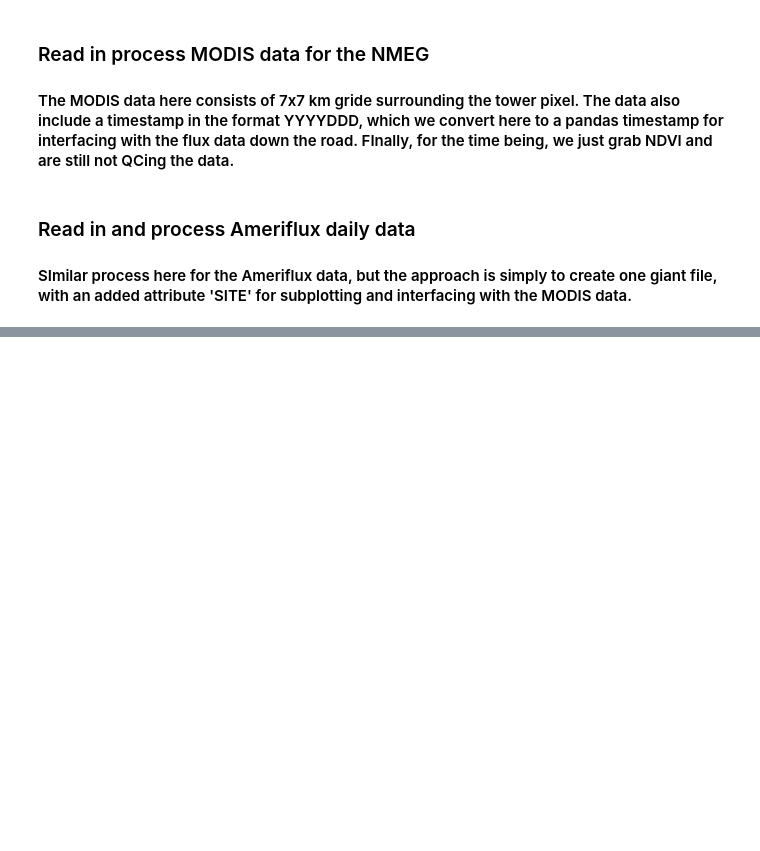
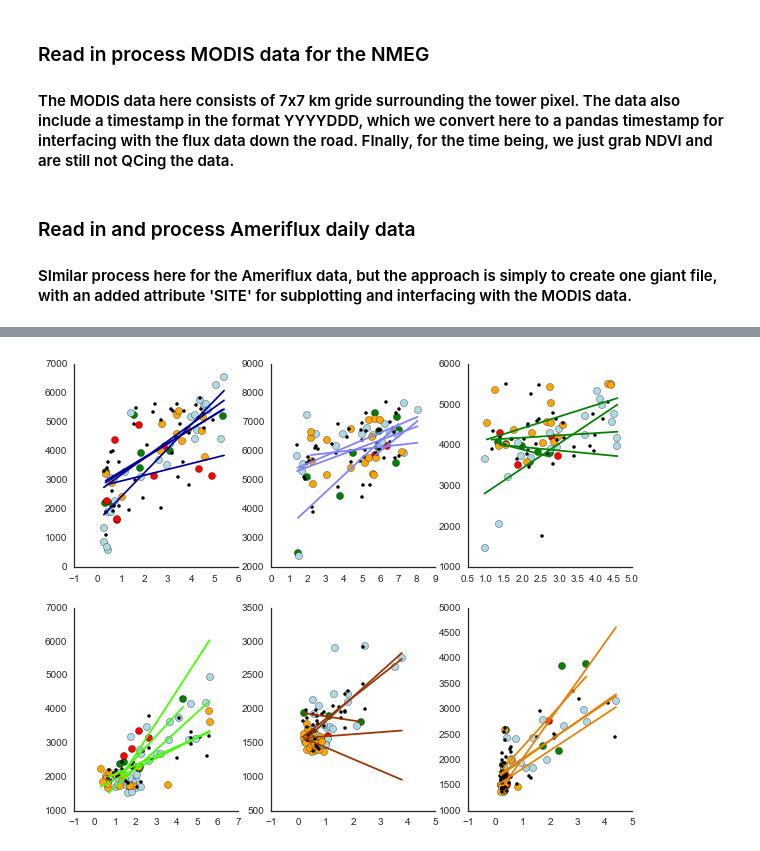
Before and after one commit to djkrofch/edulis, a Jupyter notebook: iPython_Notebooks/MODIS_Data.ipynb, the cells around one changed output, grey strips where cells are left out. Drawn from its saved outputs; the diff is of its cells as text; code cells hidden in the pictures; blank space fills up the shorter version.

```diff
--- a/iPython_Notebooks/MODIS_Data.ipynb
+++ b/iPython_Notebooks/MODIS_Data.ipynb
@@ -261,0 +309,54 @@ sns.despine()
+# %%
+fig, ((ax1, ax2, ax3), (ax4, ax5, ax6)) = plt.subplots(2,3, figsize=(10,8))
+axs = fig.axes
+idx = 0
+ndvislopes = []
+sites = []
+siteNDVIsub = siteNDVIsub[siteNDVIsub.index.year < 2015]
+
+for site in order:
+    ax = axs[idx]
+    fluxs = fluxdata[fluxdata.SITE == site]
+    fluxs = fluxs[fluxs.index.year < 2015]
+    flux = fluxs.groupby([fluxs.index.year, fluxs.index.month]).max()
+    fluxw = flux[flux.SPEI_BIN == 2]
+    fluxd = flux[flux.SPEI_BIN == -2]
+    fluxmd = flux[flux.SPEI_BIN == -1]
+    fluxmw = flux[flux.SPEI_BIN == 1]
+    fluxn = flux[flux.SPEI_BIN == 0]
+
+    ax.scatter(fluxw.GPP, fluxw.NDVI, c = 'green', s = 50)
+    m, b = fit_line2(fluxw.GPP, fluxw.NDVI)
+    N = 100 # could be just 2 if you are only drawing a straight line...
+    points = np.linspace(fluxw.GPP.min(), fluxw.GPP.max(), N)
+    ax.plot(points, m*points + b, color = siteColors[idx])
+
+    ax.scatter(fluxd.GPP, fluxd.NDVI, c = 'red', s = 50)
+    m, b = fit_line2(fluxd.GPP, fluxd.NDVI)
+    N = 100 # could be just 2 if you are only drawing a straight line...
+    points = np.linspace(fluxd.GPP.min(), fluxmw.GPP.max(), N)
+    ax.plot(points, m*points + b, color = siteColors[idx])
+
+    ax.scatter(fluxmw.GPP, fluxmw.NDVI, c = 'lightblue', s = 50)
+    m, b = fit_line2(fluxmw.GPP, fluxmw.NDVI)
+    N = 100 # could be just 2 if you are only drawing a straight line...
+    points = np.linspace(fluxmw.GPP.min(), fluxmw.GPP.max(), N)
+    ax.plot(points, m*points + b, color = siteColors[idx])
+
+    ax.scatter(fluxmd.GPP, fluxmd.NDVI, c = 'orange', s = 50)
+    m, b = fit_line2(fluxmd.GPP, fluxmd.NDVI)
+    N = 100 # could be just 2 if you are only drawing a straight line...
+    points = np.linspace(fluxmd.GPP.min(), fluxmw.GPP.max(), N)
+    ax.plot(points, m*points + b, color = siteColors[idx])
+
+    ax.scatter(fluxn.GPP, fluxn.NDVI, c = 'black', s = 10)
+    m, b = fit_line2(fluxn.GPP, fluxn.NDVI)
+    N = 100 # could be just 2 if you are only drawing a straight line...
+    points = np.linspace(fluxn.GPP.min(), fluxmw.GPP.max(), N)
+    ax.plot(points, m*points + b, color = siteColors[idx])
+
+    idx = idx + 1
+
+sns.despine()
+# %% [output]
+[figure, added]
```
Also changed, not shown: parts of 10 cells of this notebook.
